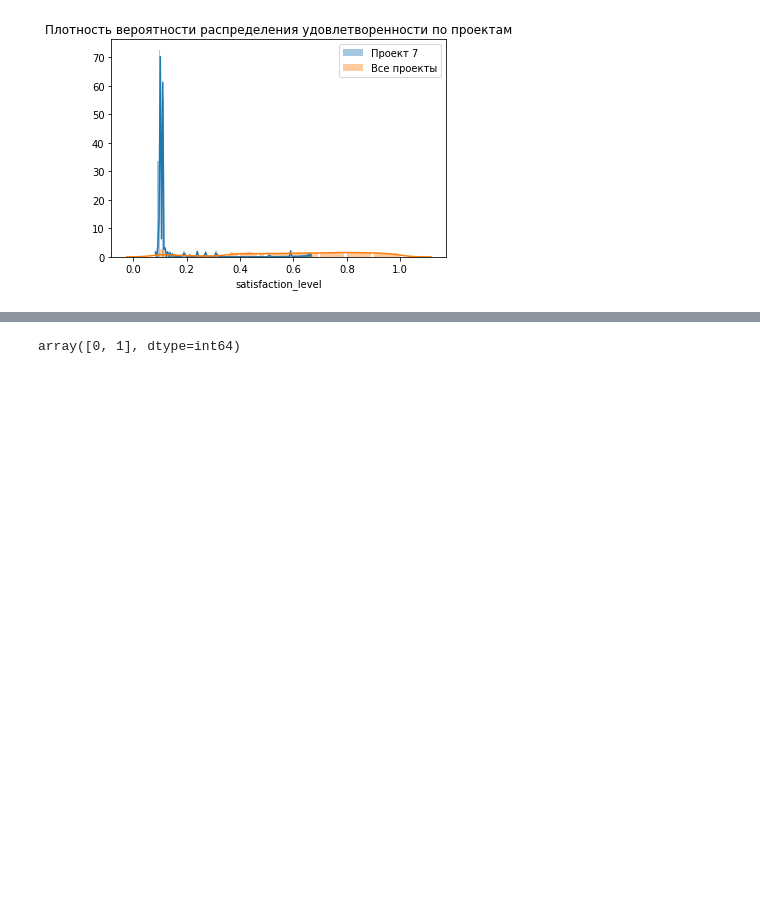
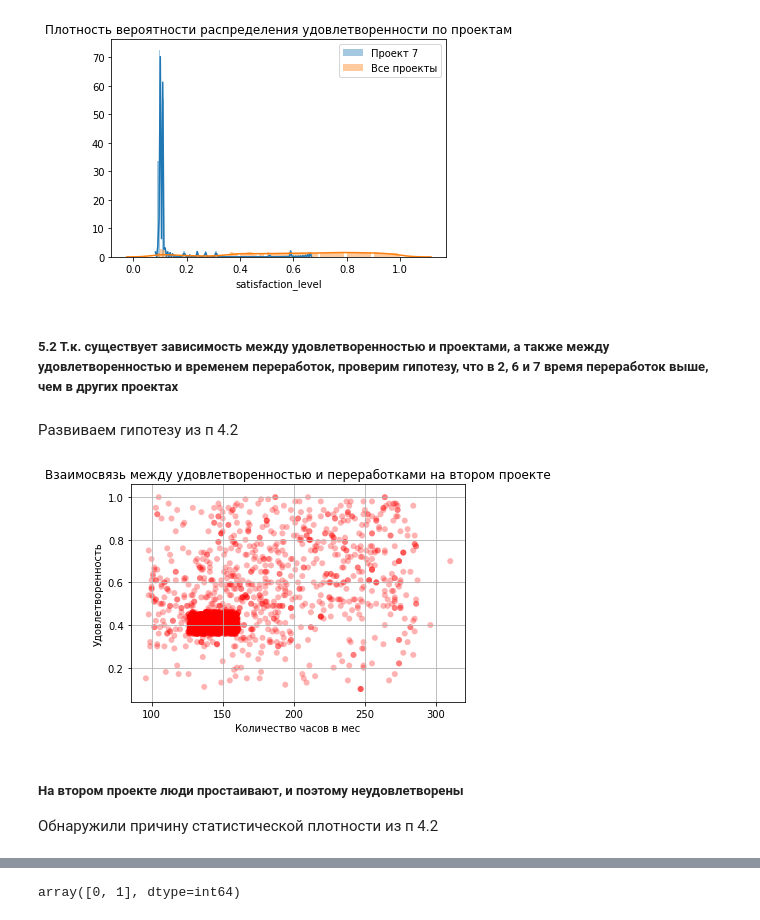
Before and after one commit to gsotsky/pyda9dz, a Jupyter notebook: diplom/diplom.ipynb, the cells around one changed output, grey strips where cells are left out. Saved outputs shown, nothing was run; the diff lists cells and outputs as text; code cells hidden in the pictures; blank space fills up the shorter version.

```diff
--- a/diplom/diplom.ipynb
+++ b/diplom/diplom.ipynb
@@ -268,3 +259,24 @@ plt.legend(['Проект 7','Все проекты'])
 plt.show()
 # %% [output]
 [figure]
+# %% [markdown]
+##### 5.2 Т.к. существует зависимость между удовлетворенностью и проектами, а также между удовлетворенностью и временем переработок, проверим гипотезу, что в 2, 6 и 7 время переработок выше, чем в других проектах
+# %% [markdown]
+Развиваем гипотезу из п 4.2
+# %%
+proj2_sat_lev = hr[hr.number_project==2]['satisfaction_level']
+proj2_hours = hr[hr.number_project==2]['average_montly_hours']
+# %%
+fig, ax = plt.subplots()
+ax.scatter(proj2_hours, proj2_sat_lev, c='red', alpha=0.3, edgecolors='none')
+
+ax.grid(True)
+plt.xlabel('Количество часов в мес')
+plt.ylabel('Удовлетворенность')
+plt.title('Взаимосвязь между удовлетворенностью и переработками на втором проекте')
+plt.show()
+# %% [output]
+[figure, added]
+# %% [markdown]
+##### На втором проекте люди простаивают, и поэтому неудовлетворены
+Обнаружили причину статистической плотности из п 4.2
```
Also changed, not shown: parts of 34 cells of this notebook.
